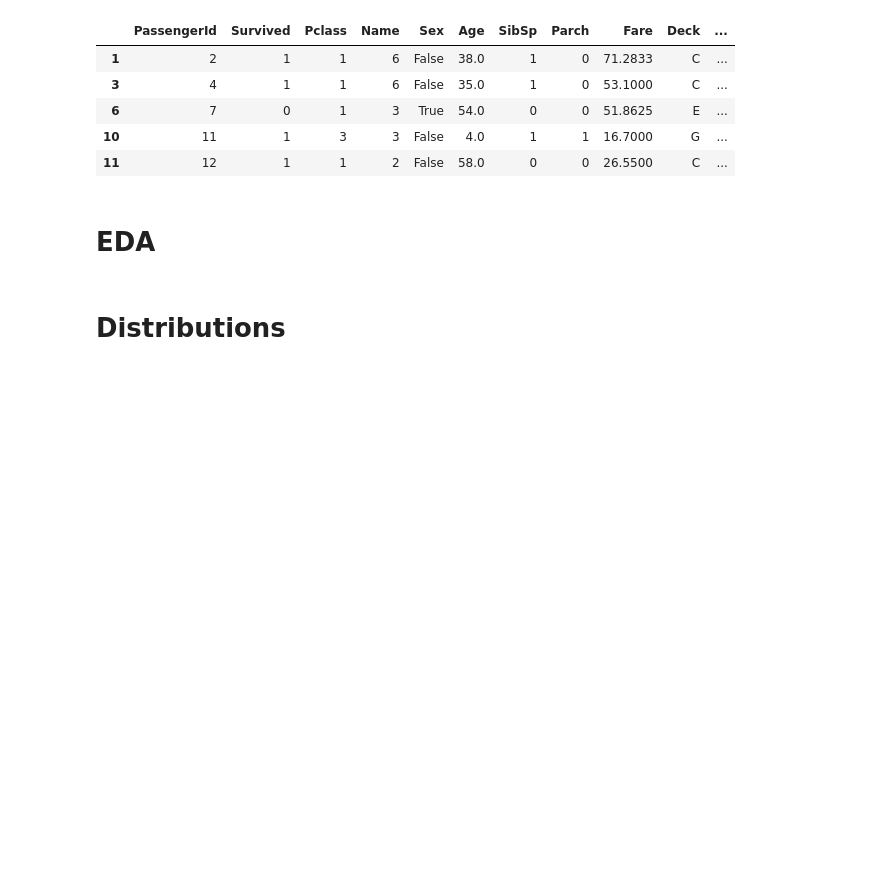
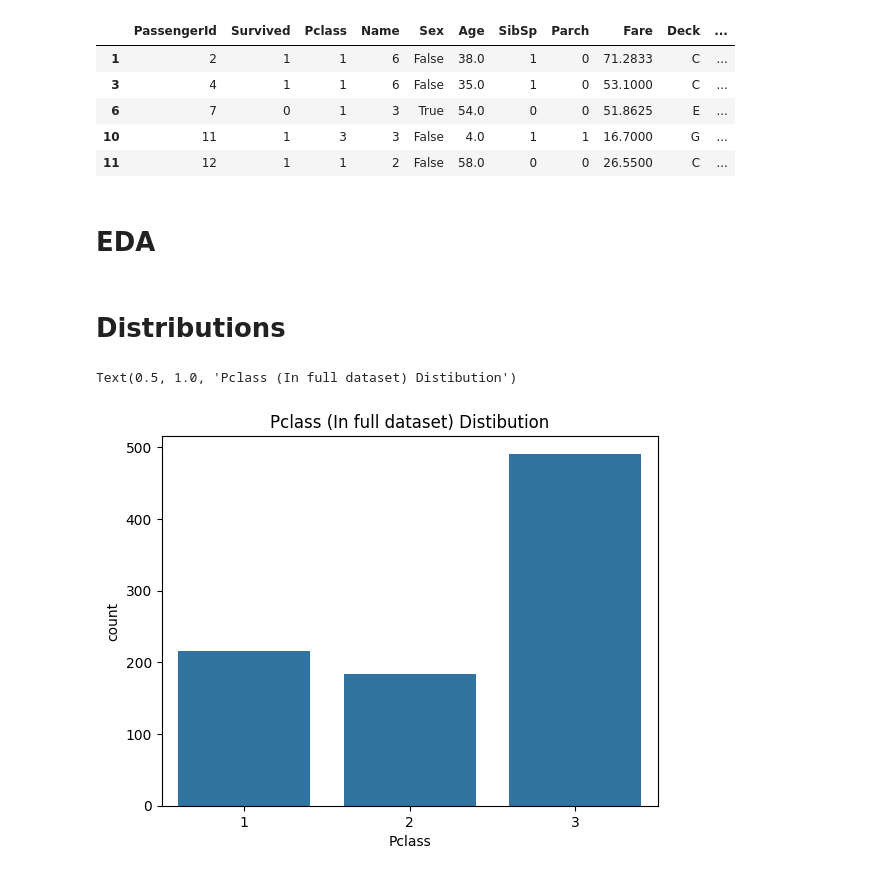
Before and after one commit to PigStep/ML-Titanic-Kaggle-contest, a Jupyter notebook: notebooks/ML titanic prediction/Titanic_notebook.ipynb, the cells around one changed output. Drawn from its saved outputs; the diff is of its cells as text; code cells hidden in the pictures; blank space fills up the shorter version.

```diff
--- a/notebooks/ML titanic prediction/Titanic_notebook.ipynb
+++ b/notebooks/ML titanic prediction/Titanic_notebook.ipynb
@@ -133,3 +133,9 @@ titanic_with_cabins.head()
 # EDA
 # %% [markdown]
 # Distributions
+# %%
+sns.countplot(titanic_train,x="Pclass")
+plt.title("Pclass (In full dataset) Distibution")
+# %% [output]
+Text(0.5, 1.0, 'Pclass (In full dataset) Distibution')
+[figure, added]
```
Also changed, not shown: parts of 3 cells of this notebook.
